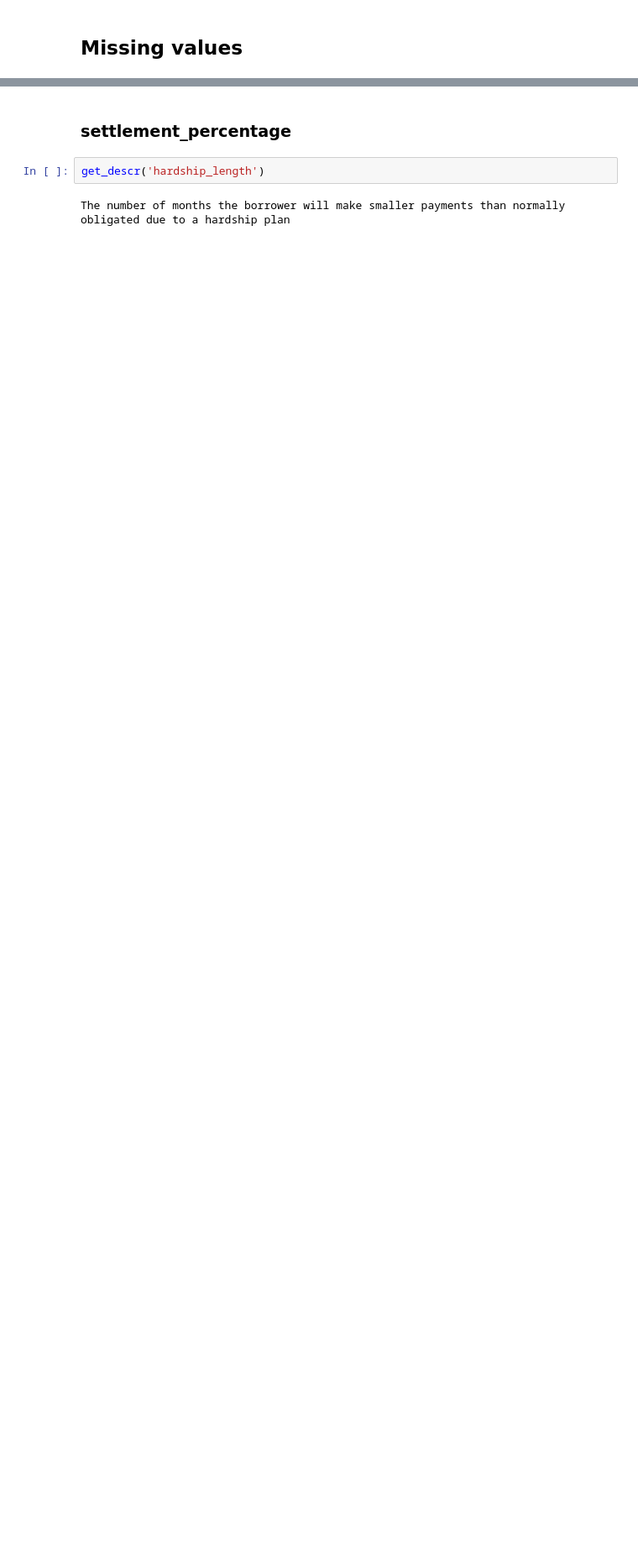
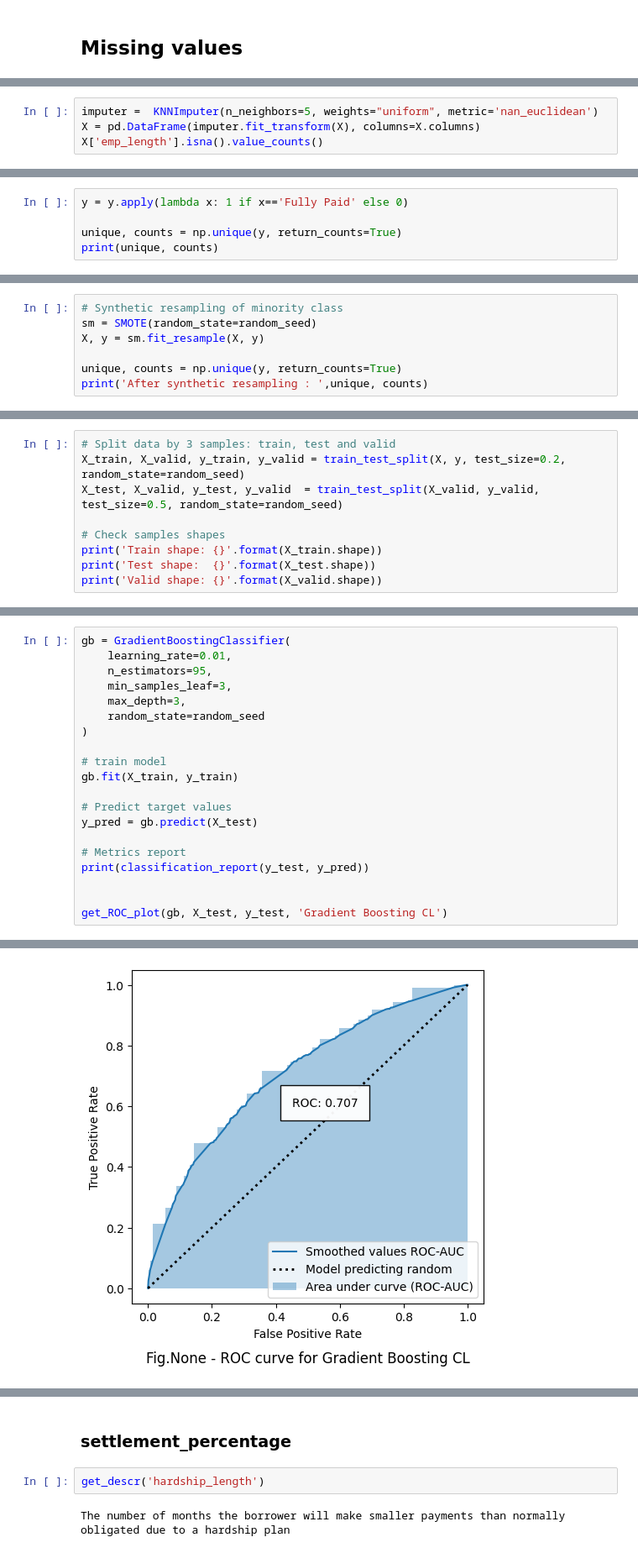
Before and after one commit to Alex1iv/Loan_repayment, a Jupyter notebook: notebooks/Loan_repayment.ipynb, the cells around one changed output, grey strips where cells are left out. Shown: that part at 84% size. Saved outputs shown, nothing was run; the diff lists cells and outputs as text; blank space fills up the shorter version.

```diff
--- a/notebooks/Loan_repayment.ipynb
+++ b/notebooks/Loan_repayment.ipynb
@@ -447,0 +468,4 @@ Length: 10, dtype: float64
+# %%
+imputer =  KNNImputer(n_neighbors=5, weights="uniform", metric='nan_euclidean')
+X = pd.DataFrame(imputer.fit_transform(X), columns=X.columns)
+X['emp_length'].isna().value_counts()
@@ -447,0 +490,5 @@ Length: 10, dtype: float64
+# %%
+y = y.apply(lambda x: 1 if x=='Fully Paid' else 0)
+
+unique, counts = np.unique(y, return_counts=True)
+print(unique, counts)
@@ -447,0 +499,7 @@ Length: 10, dtype: float64
+# %%
+# Synthetic resampling of minority class
+sm = SMOTE(random_state=random_seed)
+X, y = sm.fit_resample(X, y)
+
+unique, counts = np.unique(y, return_counts=True)
+print('After synthetic resampling : ',unique, counts)
@@ -447,0 +510,9 @@ Length: 10, dtype: float64
+# %%
+# Split data by 3 samples: train, test and valid
+X_train, X_valid, y_train, y_valid = train_test_split(X, y, test_size=0.2,  random_state=random_seed)
+X_test, X_valid, y_test, y_valid  = train_test_split(X_valid, y_valid, test_size=0.5, random_state=random_seed)
+
+# Check samples shapes
+print('Train shape: {}'.format(X_train.shape))
+print('Test shape:  {}'.format(X_test.shape))
+print('Valid shape: {}'.format(X_valid.shape))
@@ -447,0 +574,21 @@ Length: 10, dtype: float64
+# %%
+gb = GradientBoostingClassifier(
+    learning_rate=0.01,
+    n_estimators=95,
+    min_samples_leaf=3,
+    max_depth=3,
+    random_state=random_seed
+)
+
+# train model
+gb.fit(X_train, y_train)
+
+# Predict target values
+y_pred = gb.predict(X_test)
+
+# Metrics report
+print(classification_report(y_test, y_pred))
+
+
+get_ROC_plot(gb, X_test, y_test, 'Gradient Boosting CL')
+# %% [output]
@@ -447,0 +605 @@ Length: 10, dtype: float64
+[figure, added]
```
Also changed, not shown: parts of 31 cells of this notebook, 1 other file.
